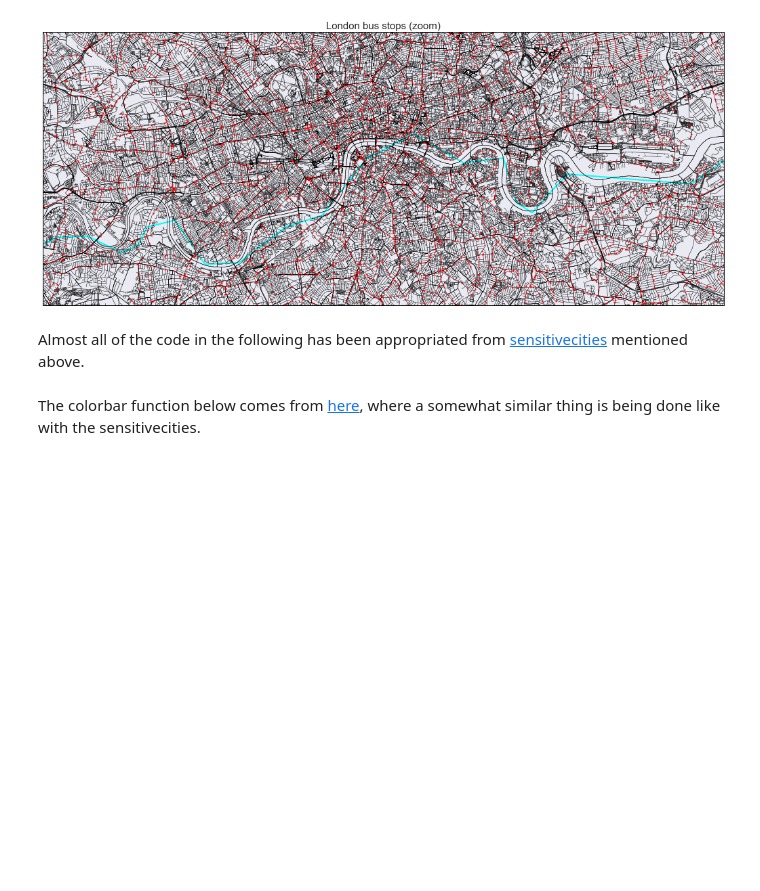
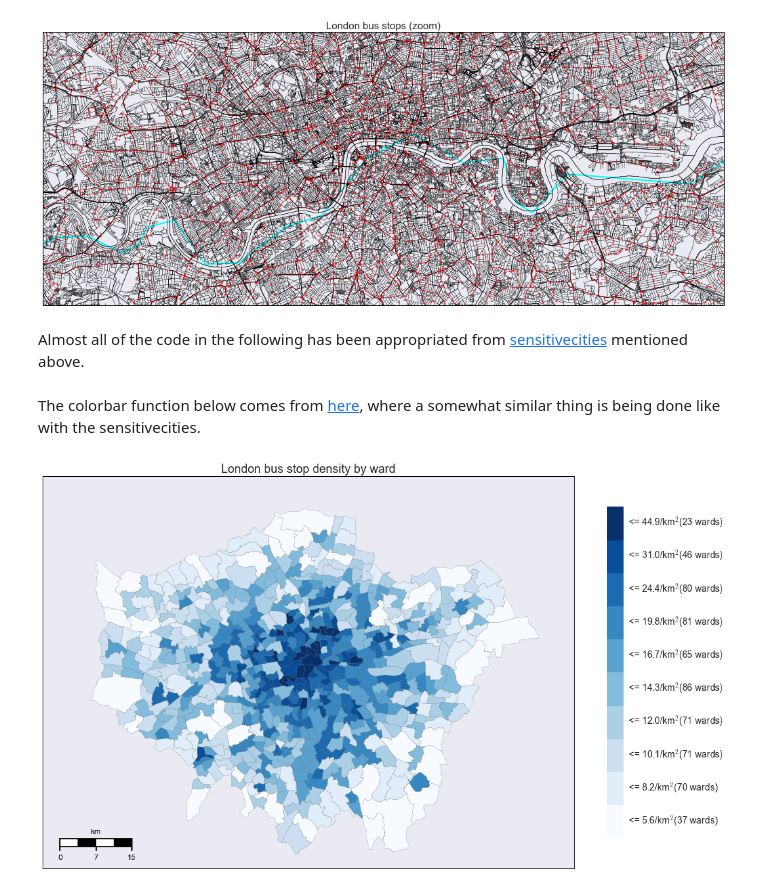
Before and after one commit to ondrejiayc/mapCrap, a Jupyter notebook: draw_map.ipynb, the cells around one changed output. Saved outputs shown, nothing was run; the diff lists cells and outputs as text; code cells hidden in the pictures; blank space fills up the shorter version.

```diff
--- a/draw_map.ipynb
+++ b/draw_map.ipynb
@@ -195,28 +195,30 @@ def custom_colorbar(cmap, ncolors, labels, **kwargs):
 # %%
 pc = PatchCollection(wards['patches'],match_original=True)
 
 pc.set_facecolor(cmap(wards['jBins'].values/9.))
 #pc.set_facecolor(cmap(Normalize(wards['jBins'].values)))
 
 fig = plt.figure()
 
 ax = fig.add_subplot(111)
 
 myMap = Basemap(projection='merc',resolution='h',area_thresh=0.1,
                 llcrnrlon=-.6,llcrnrlat=51.27,urcrnrlon=.4,urcrnrlat=51.73)
 
 myMap.drawmapboundary()
 
 ax.add_collection(pc)
 
 cbar = custom_colorbar(cmap, ncolors=len(jLabels)+1, labels=jLabels, shrink=0.5)
-cbar.ax.tick_params(labelsize=12)
+cbar.ax.tick_params(labelsize=14)
 
 myMap.drawmapscale(lon=-.5,lat=51.3,lon0=-0.13,lat0=51.51,length=15,barstyle='fancy',fontsize=12)
 
 plt.title('London bus stop density by ward',size=18)
 
 #cb = colorbar_index(ncolors=len(jenks_labels), cmap=cmap, shrink=0.5, labels=jenks_labels)
 #cb.ax.tick_params(labelsize=6)
 
 plt.show()
+# %% [output]
+[figure, added]
```
Also changed, not shown: parts of 1 cell of this notebook.
